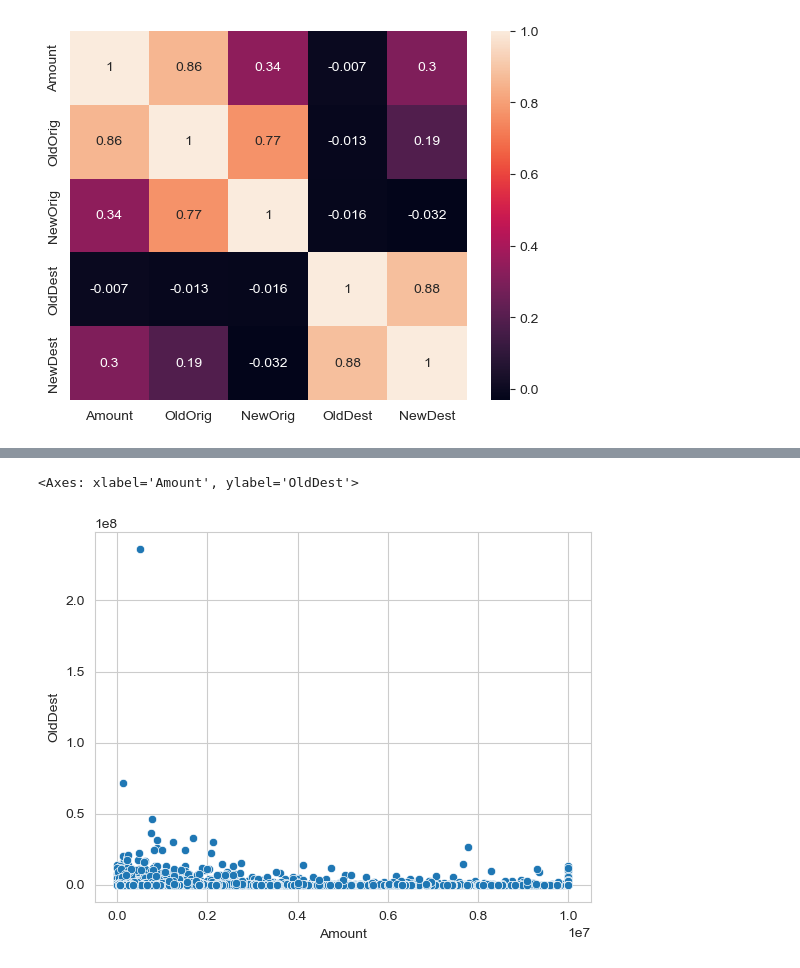
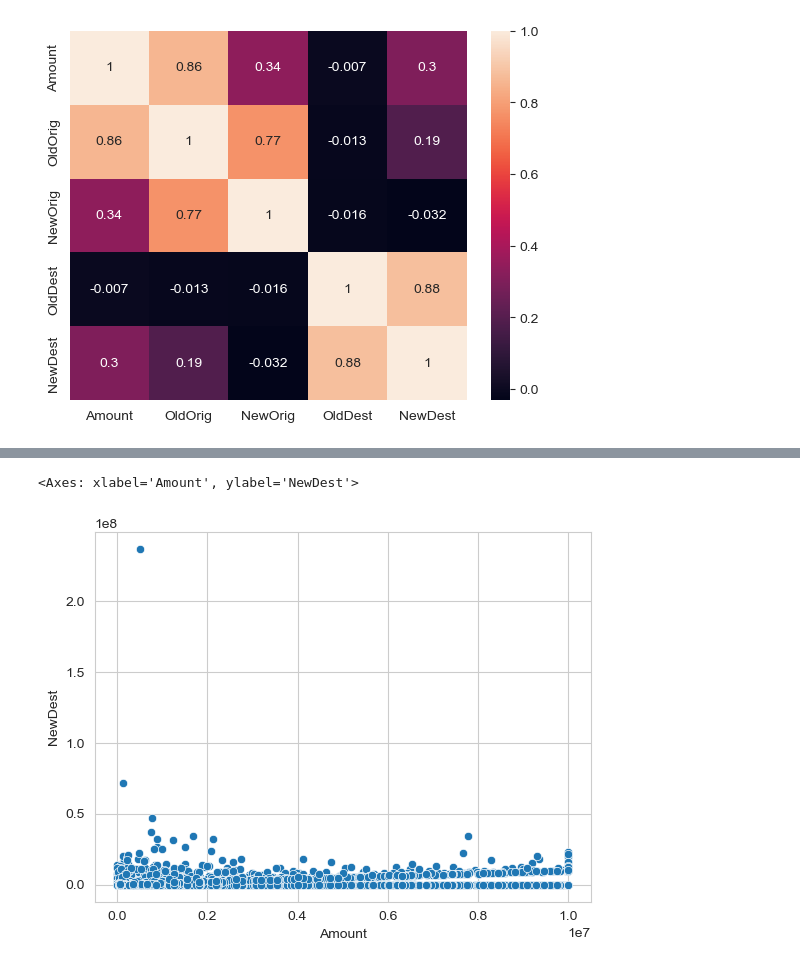
Before and after one commit to theslater11/FinancialFraudDetection, a Jupyter notebook: FraudData/Explore.ipynb, the cells around one changed output, grey strips where cells are left out. Saved outputs shown, nothing was run; the diff lists cells and outputs as text; code cells hidden in the pictures.

```diff
--- a/FraudData/Explore.ipynb
+++ b/FraudData/Explore.ipynb
@@ -123,9 +163,9 @@ sns.pairplot(not_fraud2)
 # %% [markdown]
 This is a visualization of the normal distrubution of the finacial transaction data. All proven cases of fraud have been removed leaving us with our base assumptiuon of how values should be distibuted.
 # %%
-fraud2 = fraud.drop(columns=['nameOrig', 'nameDest', 'isFraud','isFlaggedFraud','type'])
-fraud2.rename(columns={'amount':'Amount','oldbalanceOrg':'OldOrig','newbalanceOrig':'NewOrig','oldbalanceDest':'OldDest','newbalanceDest':'NewDest'}, inplace=True)
-sns.pairplot(fraud2)
+fraud = fraud.drop(columns=['nameOrig', 'nameDest', 'isFraud','isFlaggedFraud','type'])
+fraud.rename(columns={'amount':'Amount','oldbalanceOrg':'OldOrig','newbalanceOrig':'NewOrig','oldbalanceDest':'OldDest','newbalanceDest':'NewDest'}, inplace=True)
+sns.pairplot(fraud)
 # %% [output]
 <seaborn.axisgrid.PairGrid at 0x...>
 [figure]
@@ -159,0 +231,4 @@ Name: count, Length: 2862, dtype: int64
+# %%
+fraud['OrigChange'] = fraud['OldOrig'] - fraud['NewOrig']
+fraud['DestChange'] = fraud['OldDest'] - fraud['NewDest']
+sns.scatterplot(x='OrigChange', y='DestChange', data=fraud)
@@ -160,5 +238,5 @@ Name: count, Length: 2862, dtype: int64
 # %%
-sns.scatterplot(x='Amount', y='OldDest', data=fraud2)
+sns.scatterplot(x='Amount', y='NewDest', data=fraud)
 # %% [output]
-<Axes: xlabel='Amount', ylabel='OldDest'>
+<Axes: xlabel='Amount', ylabel='NewDest'>
-[figure, old version]
+[figure, new version]
```
Also changed, not shown: parts of 22 cells of this notebook, 2 other files.
